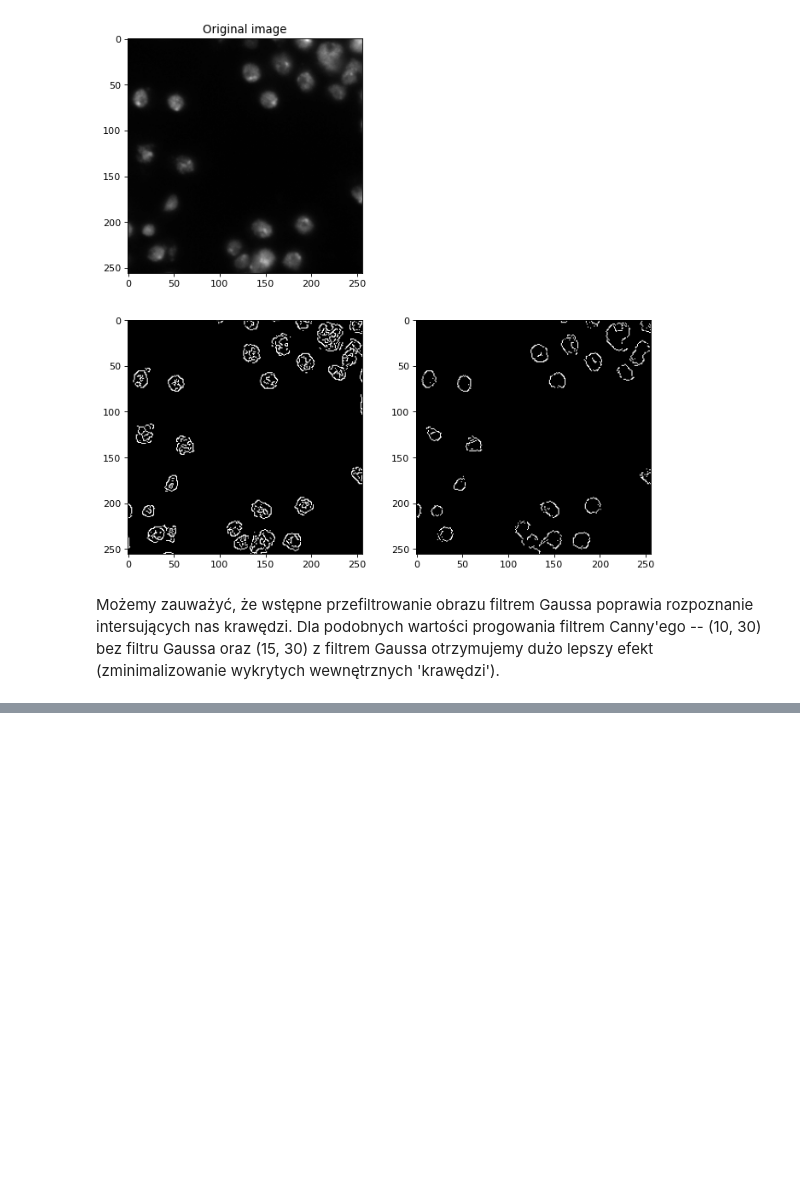
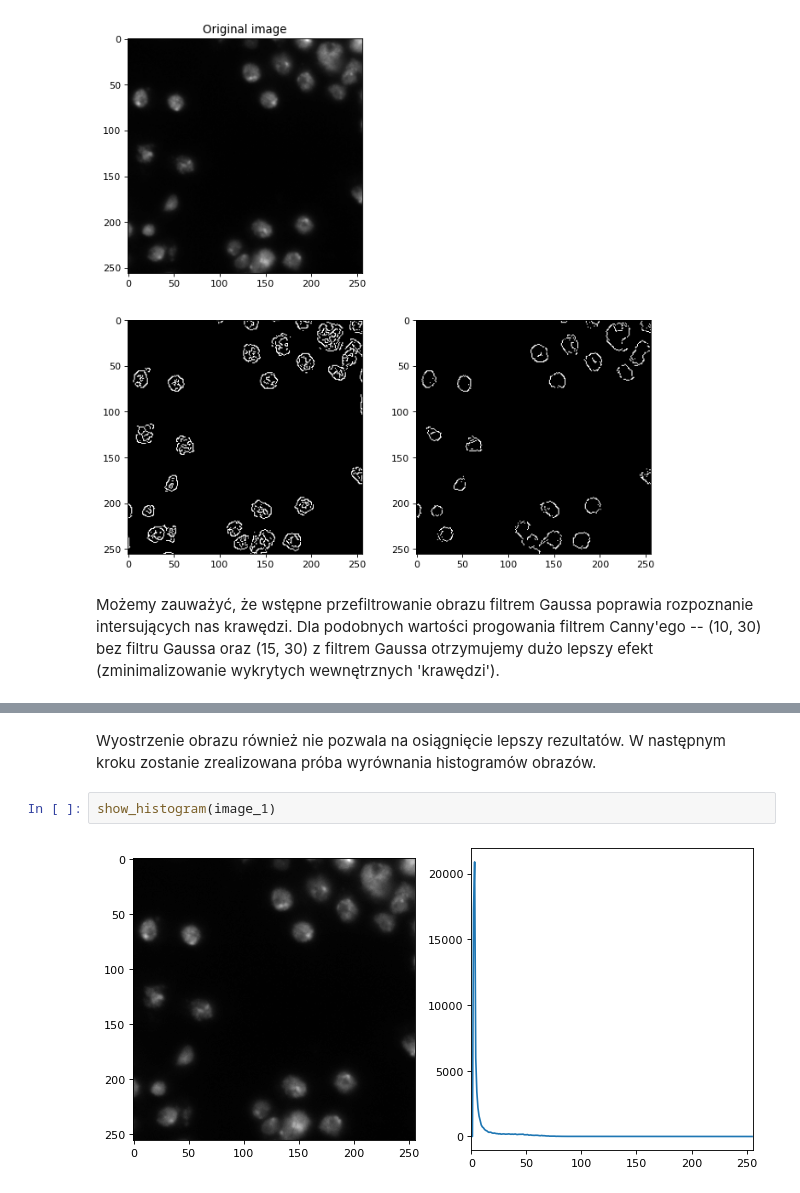
Before and after one commit to profjefer/biological-cells-counter, a Jupyter notebook: jupyter-notebooks/canny_filter.ipynb, the cells around one changed output, grey strips where cells are left out. Saved outputs shown, nothing was run; the diff lists cells and outputs as text; blank space fills up the shorter version.

```diff
--- a/jupyter-notebooks/canny_filter.ipynb
+++ b/jupyter-notebooks/canny_filter.ipynb
@@ -147,0 +161,6 @@ Możemy zauważyć, że wstępne przefiltrowanie obrazu filtrem Gaussa poprawia
+# %% [markdown]
+Wyostrzenie obrazu również nie pozwala na osiągnięcie lepszy rezultatów. W następnym kroku zostanie zrealizowana próba wyrównania histogramów obrazów.
+# %%
+show_histogram(image_1)
+# %% [output]
+[figure, added]
```
Also changed, not shown: parts of 9 cells of this notebook.
